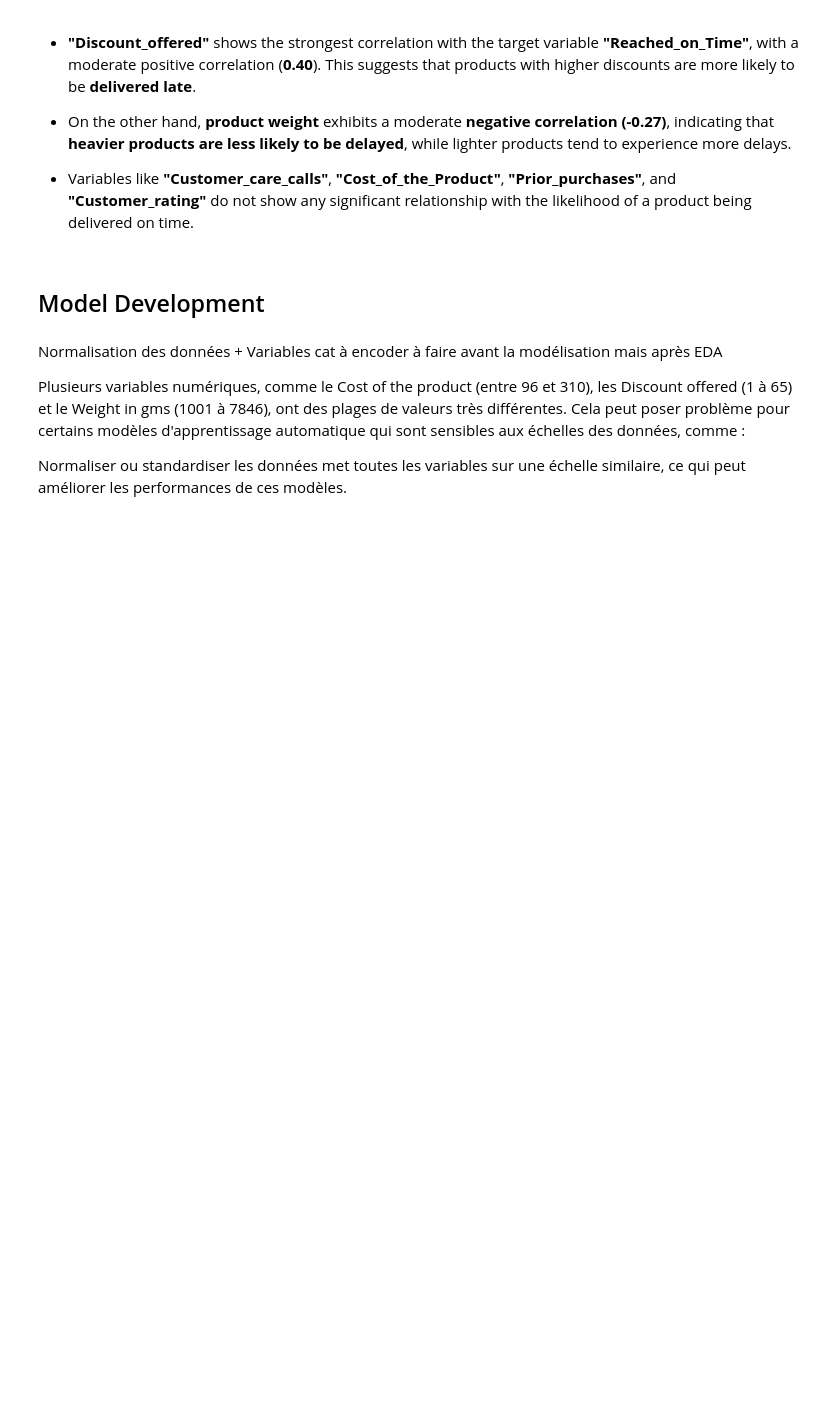
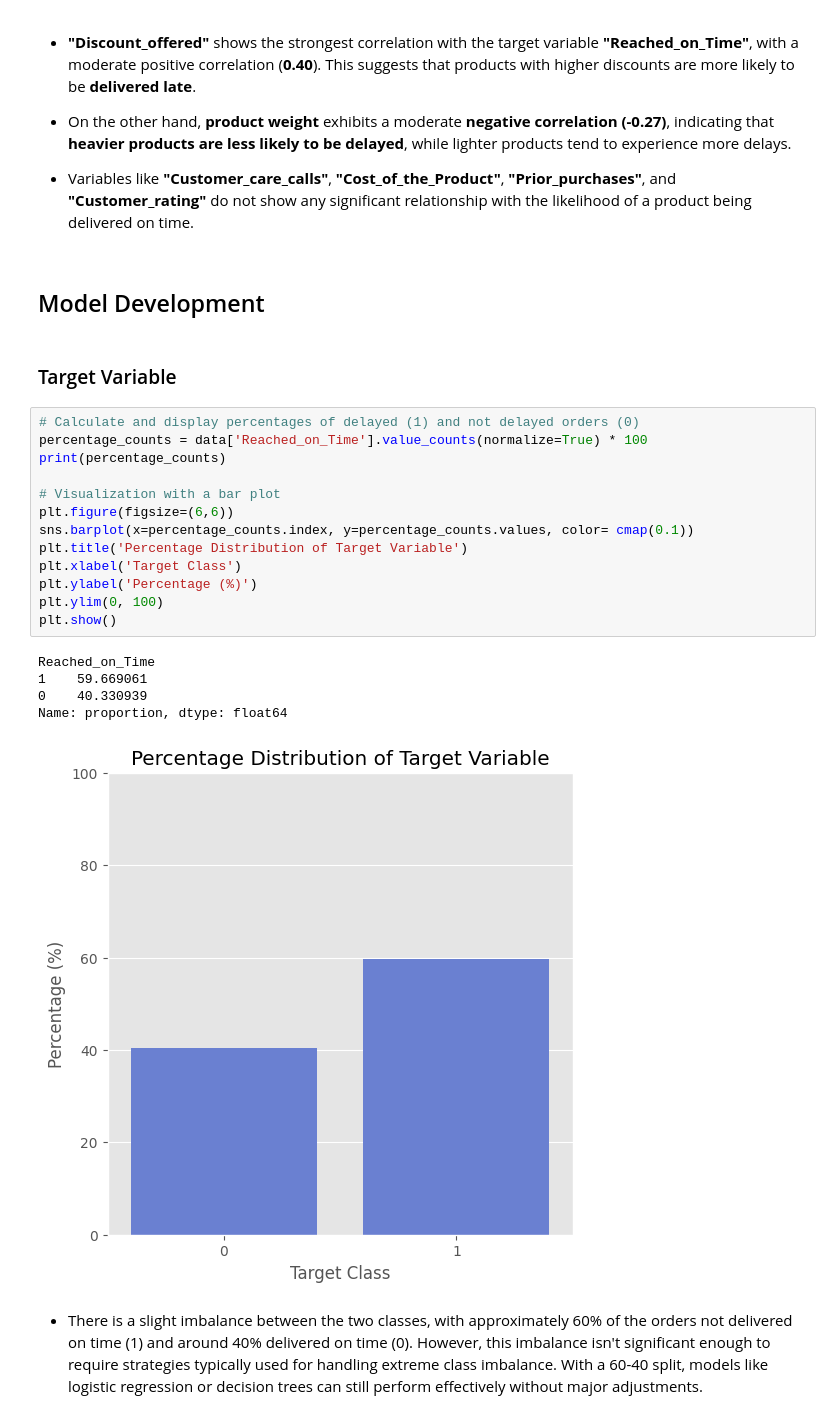
Before and after one commit to 0xArnaudR/Commerce-Retail, a Jupyter notebook: E-Commerce Shipping Data.ipynb, the cells around one changed output. Drawn from its saved outputs; the diff is of its cells as text; blank space fills up the shorter version.

Commit message:
End of EDA and the beginning of the model development phase

```diff
--- a/E-Commerce Shipping Data.ipynb
+++ b/E-Commerce Shipping Data.ipynb
@@ -203,9 +300,26 @@ plt.show()
 - Variables like **"Customer_care_calls"**, **"Cost_of_the_Product"**, **"Prior_purchases"**, and **"Customer_rating"** do not show any significant relationship with the likelihood of a product being delivered on time.
 # %% [markdown]
 ## Model Development
-# %% [markdown]
-Normalisation des données + Variables cat à encoder à faire avant la modélisation mais après EDA
-
-Plusieurs variables numériques, comme le Cost of the product (entre 96 et 310), les Discount offered (1 à 65) et le Weight in gms (1001 à 7846), ont des plages de valeurs très différentes. Cela peut poser problème pour certains modèles d'apprentissage automatique qui sont sensibles aux échelles des données, comme :
-
-Normaliser ou standardiser les données met toutes les variables sur une échelle similaire, ce qui peut améliorer les performances de ces modèles.
+# %% [markdown]
+### Target Variable
+# %%
+# Calculate and display percentages of delayed (1) and not delayed orders (0)
+percentage_counts = data['Reached_on_Time'].value_counts(normalize=True) * 100
+print(percentage_counts)
+
+# Visualization with a bar plot
+plt.figure(figsize=(6,6))
+sns.barplot(x=percentage_counts.index, y=percentage_counts.values, color= cmap(0.1))
+plt.title('Percentage Distribution of Target Variable')
+plt.xlabel('Target Class')
+plt.ylabel('Percentage (%)')
+plt.ylim(0, 100)
+plt.show()
+# %% [output]
+Reached_on_Time
+1    59.669061
+0    40.330939
+Name: proportion, dtype: float64
+[figure, added]
+# %% [markdown]
+- There is a slight imbalance between the two classes, with approximately 60% of the orders not delivered on time (1) and around 40% delivered on time (0). However, this imbalance isn't significant enough to require strategies typically used for handling extreme class imbalance. With a 60-40 split, models like logistic regression or decision trees can still perform effectively without major adjustments.
```
Also changed, not shown: parts of 10 cells of this notebook.
